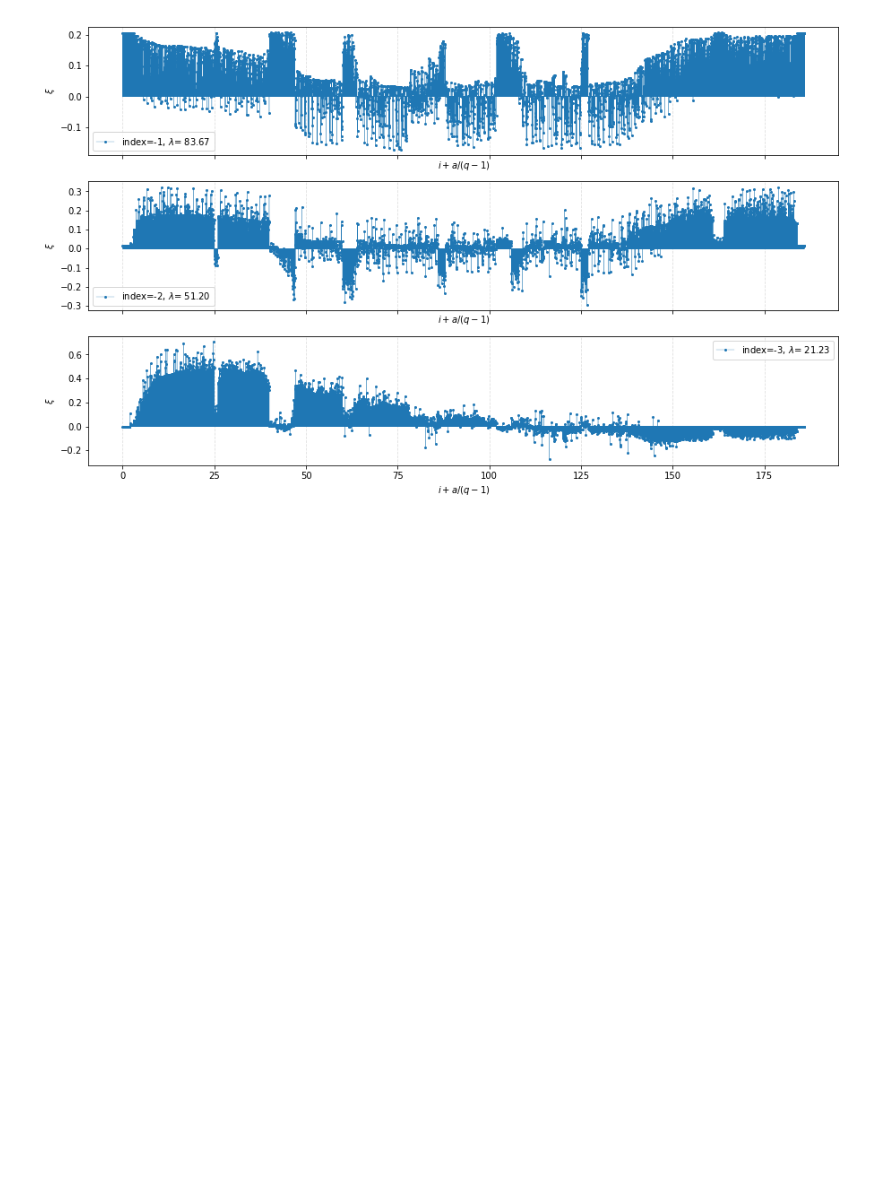
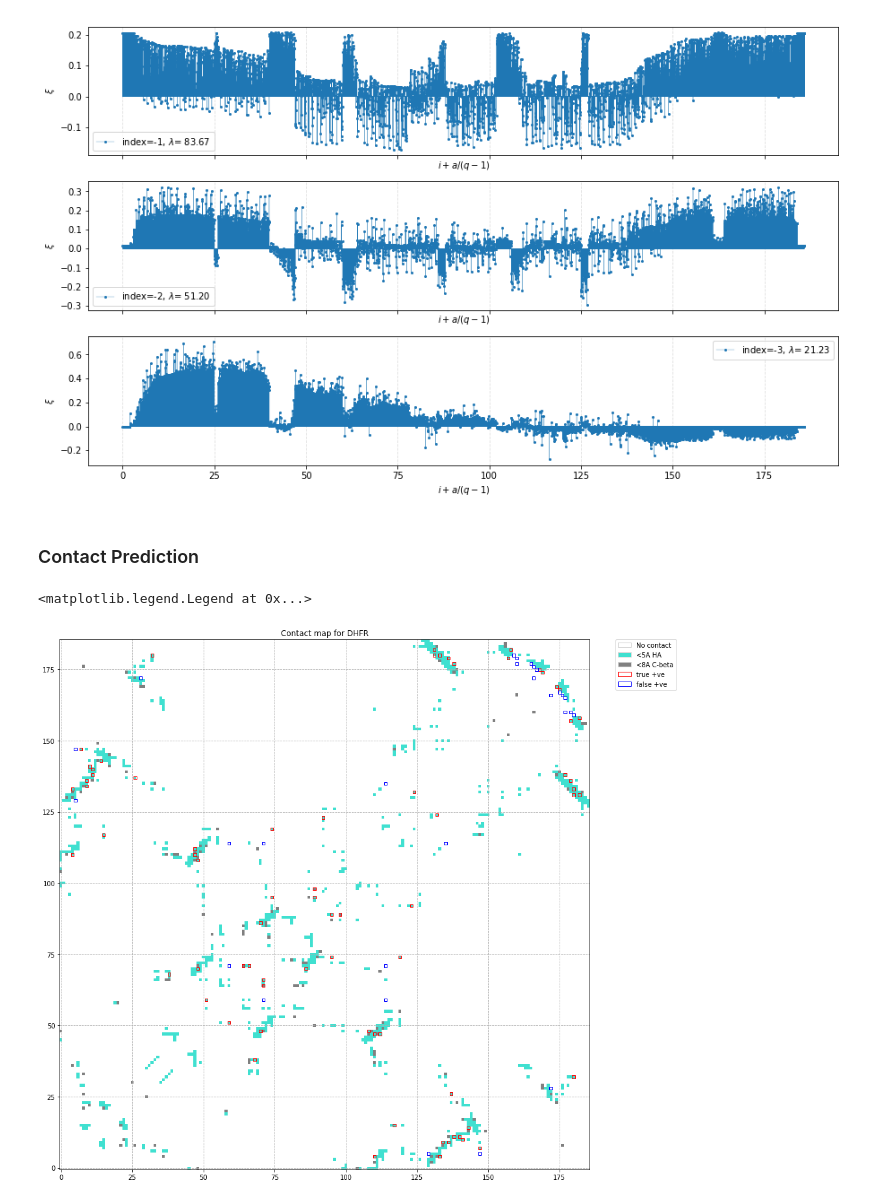
Before and after one commit to sameerd/Romerolab, a Jupyter notebook: projects/PCA_to_DCA/notebooks/PCA_to_DCA.ipynb, the cells around one changed output. Drawn from its saved outputs; the diff is of its cells as text; code cells hidden in the pictures; blank space fills up the shorter version.

Commit message:
Adding contact map

```diff
--- a/projects/PCA_to_DCA/notebooks/PCA_to_DCA.ipynb
+++ b/projects/PCA_to_DCA/notebooks/PCA_to_DCA.ipynb
@@ -416,3 +417,17 @@ plot_pattern(-2, ax1, signif_label_digits=2)
 plot_pattern(-3, ax2, signif_label_digits=2)
 # %% [output]
 [figure]
+# %% [markdown]
+### Contact Prediction <a id="contactprediction" />
+# %%
+# load in the contacts file
+contacts_5A = np.array(np.load("{0:}/5A-HA-3k47_contacts.pkl".format(datadir)))
+contacts_8A = np.array(np.load("{0:}/8A-CB-3k47_contacts.pkl".format(datadir)))
+
+# convert contacts to 0 based indices
+contacts_5A -= 1
+contacts_8A -= 1
+# %%
+invCov = np.linalg.inv(cov)
+
+e_i_j_a_b = invCov.reshape((L, q-1, L, q-1))
@@ -418,0 +455,48 @@ plot_pattern(-3, ax2, signif_label_digits=2)
+# %%
+contacts = np.zeros((L, L), dtype=np.int)
+
+contacts[contacts_8A[:, 0], contacts_8A[:, 1]] = 8
+contacts[contacts_8A[:, 1], contacts_8A[:, 0]] = 8
+contacts[contacts_5A[:, 0], contacts_5A[:, 1]] = 5
+contacts[contacts_5A[:, 1], contacts_5A[:, 0]] = 5
+
+from matplotlib import colors
+import matplotlib.patches as mpatches
+from matplotlib.collections import PatchCollection
+
+
+matched_rects = []
+unmatched_rects = []
+for i, j in zip(topn_i, topn_j):
+    if contacts[i, j]:
+        rects = matched_rects
+    else:
+        rects = unmatched_rects
+    rects.append(mpatches.Rectangle((i - 0.5, j - 0.5), 1, 1))
+    rects.append(mpatches.Rectangle((j - 0.5, i - 0.5), 1, 1))
+
+
+fig, ax = plt.subplots(figsize=(15,15))
+plt.title("Contact map for DHFR")
+
+cmap_labels = ["No contact", "<5A HA", "<8A C-beta"]
+cmap = colors.ListedColormap(['white', 'turquoise', 'grey'])
+bounds = [0,0.01,5.01,10]
+norm = colors.BoundaryNorm(bounds, cmap.N)
+ax.imshow(contacts, cmap=cmap, norm=norm, origin="lower")
+
+pc_matched = PatchCollection(matched_rects, edgecolors='red', facecolors='none', transOffset=ax.transData)
+pc_unmatched = PatchCollection(unmatched_rects, edgecolors='blue', facecolors='none', transOffset=ax.transData)
+ax.add_collection(pc_matched)
+ax.add_collection(pc_unmatched)
+
+plt.grid(linestyle='--')
+
+patches = [mpatches.Patch(facecolor=cmap.colors[i], label=l, edgecolor='lightgrey')
+           for i, l in enumerate(cmap_labels) ]
+patches.append(mpatches.Patch(label='true +ve', edgecolor='red', facecolor='none'))
+patches.append(mpatches.Patch(label='false +ve', edgecolor='blue', facecolor='none'))
+plt.legend(handles=patches, bbox_to_anchor=(1.05, 1), loc=2, borderaxespad=0. )
+# %% [output]
+<matplotlib.legend.Legend at 0x...>
+[figure, added]
```
Also changed, not shown: parts of 2 cells of this notebook.
